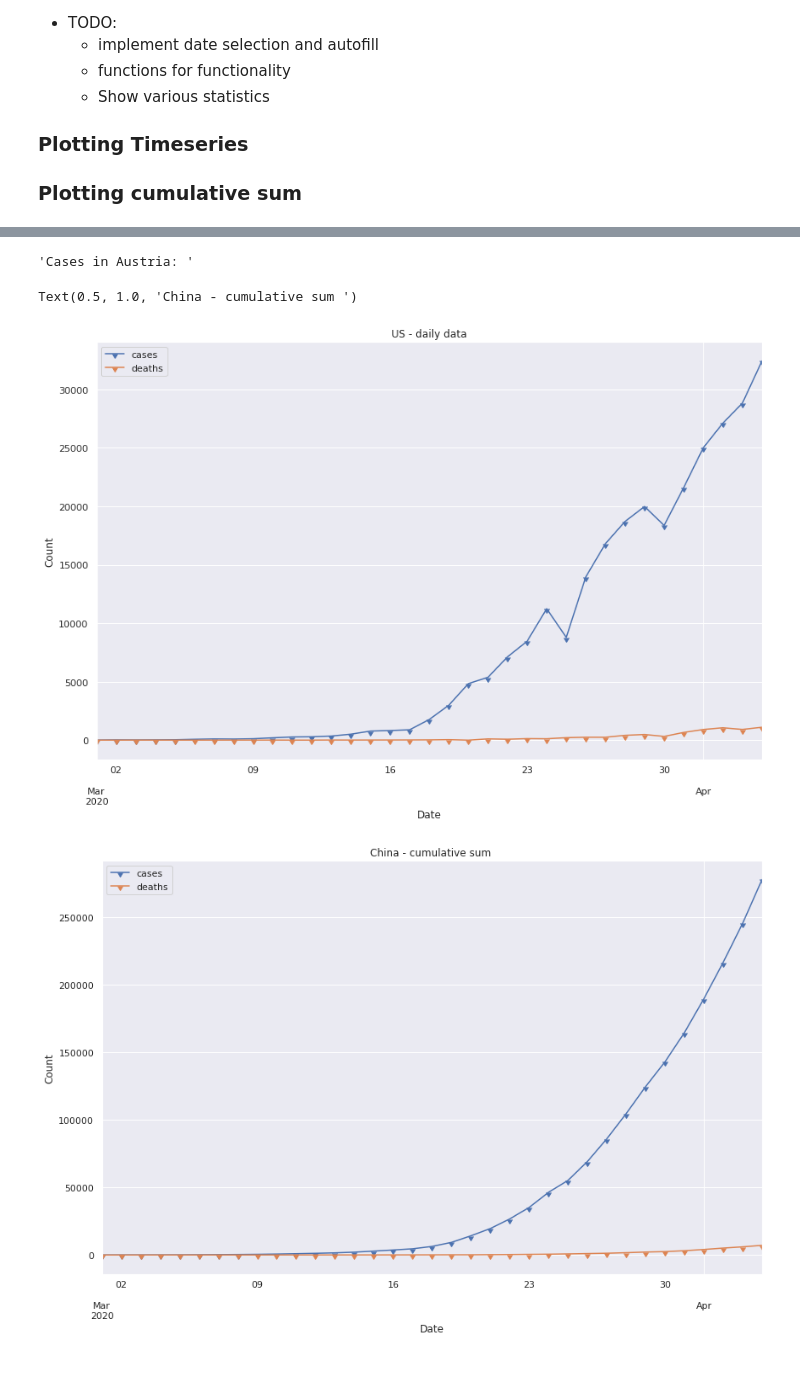
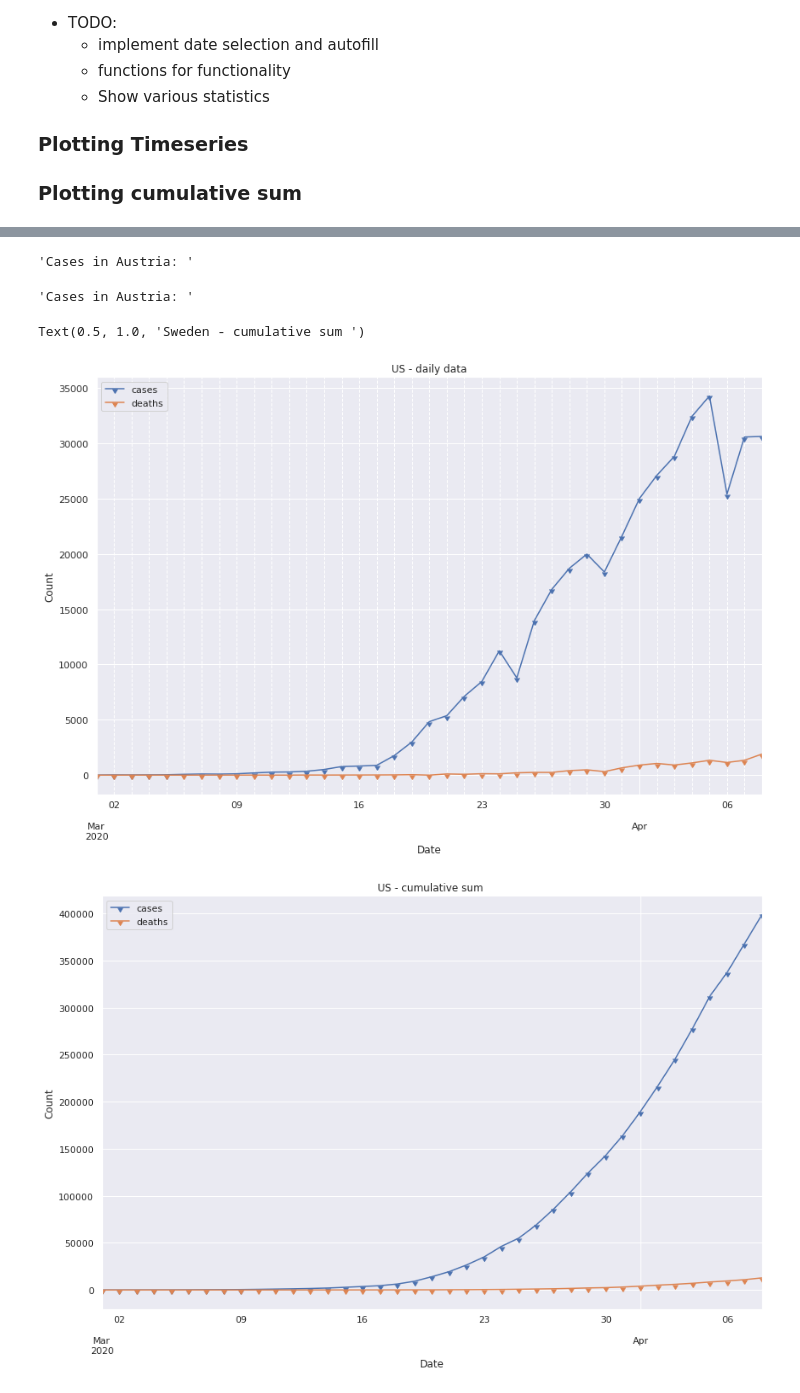
Before and after one commit to OliverZott/covid19_data, a Jupyter notebook: covid_dataAnalysis.ipynb, the cells around one changed output, grey strips where cells are left out. Cells and saved outputs as stored; diff of their text form; code cells hidden in the pictures.

```diff
--- a/covid_dataAnalysis.ipynb
+++ b/covid_dataAnalysis.ipynb
@@ -251,24 +252,44 @@ Text(0.5, 1.0, 'Italy - cumulative sum ')
 # %%
-#  CHINA
-
+#  US
 df_usa = df.loc[df['countriesAndTerritories']=='United_States_of_America']
 df_usa = df_usa.sort_index(ascending=True)
-df_usa_all = df_usa.loc['2020-03-01' :'2020-04-04']
+df_usa_all = df_usa.loc['2020-03-01' :'2020-04-']
 
 display("Cases in Austria: ")
 
 ax = df_usa_all.plot(y=['cases','deaths'], grid=True, marker=11, figsize=(14,9))
+ax.grid(True)
+ax.grid(which='minor', axis='both', linestyle='--')
 ax.set_xlabel("Date")
 ax.set_ylabel("Count")
 ax.set_title("US - daily data")
 
 
 ax = df_usa_all.cumsum().plot(y=['cases','deaths'], grid=True, marker=11, figsize=(14,9))
 ax.set_xlabel("Date")
 ax.set_ylabel("Count")
-ax.set_title("China - cumulative sum ")
+ax.set_title("US - cumulative sum ")
+
+# Sweden
+df_swe = df.loc[df['countriesAndTerritories']=='Sweden']
+df_swe = df_swe.sort_index(ascending=True)
+df_swe_all = df_swe.loc['2020-03-01' :'2020-04-08']
+
+display("Cases in Austria: ")
+
+ax = df_swe_all.plot(y=['cases','deaths'], grid=True, marker=11, figsize=(14,9))
+ax.set_xlabel("Date")
+ax.set_ylabel("Count")
+ax.set_title("Sweden - daily data")
+
+
+ax = df_swe_all.cumsum().plot(y=['cases','deaths'], grid=True, marker=11, figsize=(14,9))
+ax.set_xlabel("Date")
+ax.set_ylabel("Count")
+ax.set_title("Sweden - cumulative sum ")
 # %% [output]
 'Cases in Austria: '
-Text(0.5, 1.0, 'China - cumulative sum ')
+'Cases in Austria: '
+Text(0.5, 1.0, 'Sweden - cumulative sum ')
-[figure, old version]
+[figure, new version]
-[figure, old version]
+[figure, new version]
```
Also changed, not shown: parts of 8 cells of this notebook.
